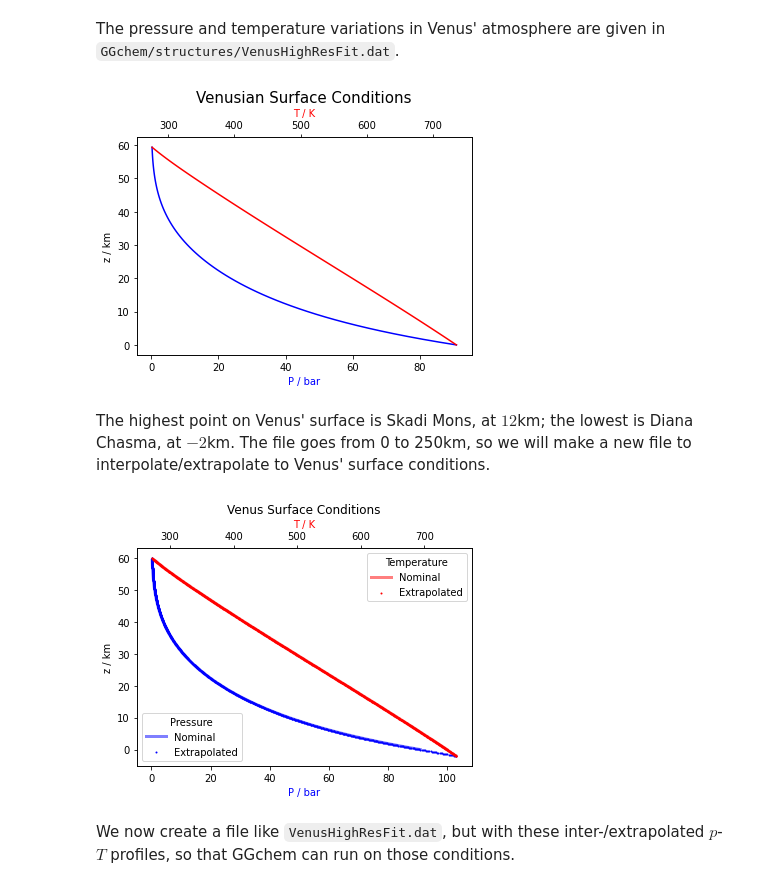
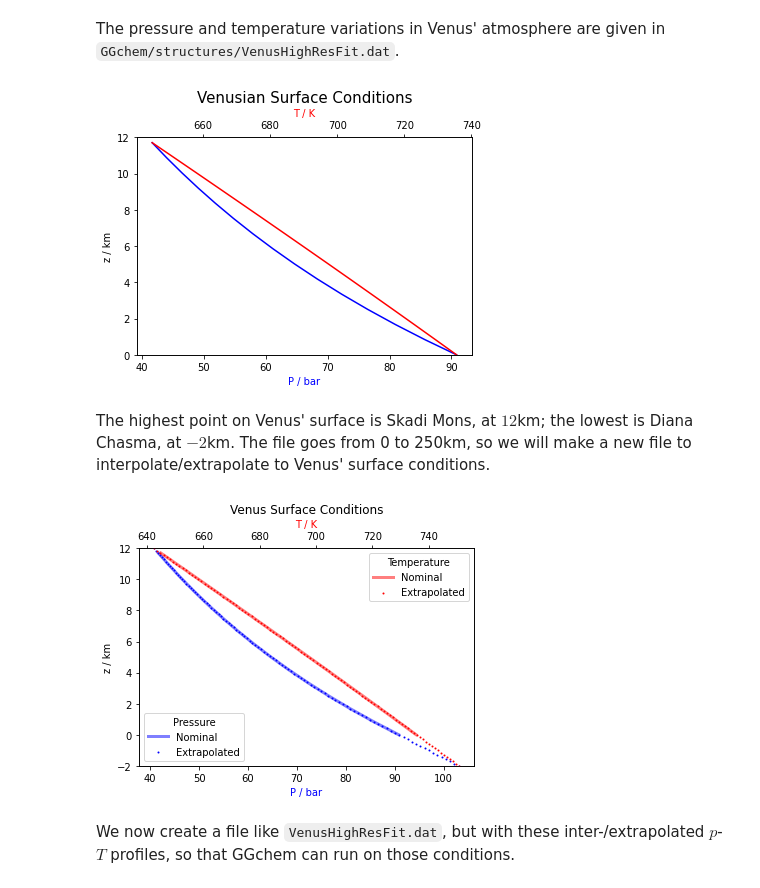
Before and after one commit to xbyrne/sai, a Jupyter notebook: venus/venus_altitude_composition.ipynb, the cells around one changed output. Saved outputs shown, nothing was run; the diff lists cells and outputs as text; code cells hidden in the pictures.

````diff
--- a/venus/venus_altitude_composition.ipynb
+++ b/venus/venus_altitude_composition.ipynb
@@ -11,89 +11,61 @@
 venus_structure = pd.read_csv('../GGchem/structures/VenusHighResFit.dat',
                               delim_whitespace=True,
                              index_col=0)[1:].set_index('z[km]')
-max_alt_km = 60
+max_alt_km = 12
 venus_structure = venus_structure[venus_structure.index < max_alt_km]
 
 fg, ax = plt.subplots()
 ax2 = ax.twiny()
 
+ax.plot(
+    venus_structure['P[bar]'],
+    venus_structure.index,
+    c='b',
+)
 ax2.plot(
     venus_structure['T[K]'],
     venus_structure.index,
     c='r',
 )
 
-ax.plot(
-    venus_structure['P[bar]'],
-    venus_structure.index,
-    c='b',
-)
-
-ax2.set_xlabel('T / K', color='r')
 ax.set_xlabel('P / bar',
               color='b')
-# ax2 = ax.secondary_yaxis(
-#     'right',
-#     functions=(
-#         interp1d(
-#             np.array(venus_structure.index),
-#             np.array(venus_structure['P[bar]']),
-#             fill_value='extrapolate'
-#         ),
-#         interp1d(
-#             np.array(venus_structure['P[bar]']),
-#             np.array(venus_structure.index),
-#             fill_value='extrapolate'
-#         )
-#     )
-# )
+ax2.set_xlabel('T / K', color='r')
 ax.set_ylabel('z / km')
+ax.set_ylim([0,max_alt_km])
 ax.set_title('Venusian Surface Conditions', fontsize=15);
 # %% [output]
-[figure, old version]
+[figure, new version]
 # %% [markdown]
 The highest point on Venus' surface is Skadi Mons, at $12$km; the lowest is Diana Chasma, at $-2$km. The file goes from 0 to 250km, so we will make a new file to interpolate/extrapolate to Venus' surface conditions.
 # %%
-z_km = np.linspace(-2,max_alt_km,1000)
-T_K = interp1d(
-    venus_structure.index,
-    venus_structure['T[K]'],
-    fill_value='extrapolate'
-)(z_km)
-P_bar = interp1d(
-    venus_structure.index,
-    venus_structure['P[bar]'],
-    fill_value='extrapolate'
-)(z_km)
+max_alt_km, npoints = 12, 100
+# max_alt_km, npoints = 60, 1000 # For regions with no surface
+z_km = np.linspace(-2,max_alt_km,npoints)
+T_K = interp1d(venus_structure.index, venus_structure['T[K]'], fill_value='extrapolate'
+              )(z_km)
+P_bar = interp1d(venus_structure.index, venus_structure['P[bar]'], fill_value='extrapolate'
+                )(z_km)
 
 fg, ax = plt.subplots()
 ax2 = ax.twiny()
-
-ax.scatter(
-    P_bar, z_km,
-    c='b', s=1, label='Extrapolated'
-)
-ax.plot(
-    venus_structure['P[bar]'], venus_structure.index,
-    c='b', alpha=.5, lw=3, label='Nominal'
-)
-ax2.scatter(
-    T_K,z_km,
-    c='r', s=1, label='Extrapolated'
-)
-ax2.plot(
-    venus_structure['T[K]'], venus_structure.index,
-    c='r', alpha=.5, lw=3, label='Nominal'
-)
+ax.scatter(P_bar, z_km, c='b', s=1, label='Extrapolated')
+ax.plot(venus_structure['P[bar]'], venus_structure.index,
+        c='b', alpha=.5, lw=3, label='Nominal')
+ax2.scatter(T_K,z_km,
+            c='r', s=1, label='Extrapolated')
+ax2.plot(venus_structure['T[K]'], venus_structure.index,
+         c='r', alpha=.5, lw=3, label='Nominal')
 ax.set_xlabel('P / bar', color='b')
 ax2.set_xlabel('T / K', color='r')
 ax.set_ylabel('z / km');
+ax.set_ylim([-2, max_alt_km])
 ax.set_title('Venus Surface Conditions')
 
 ax.legend(loc='lower left', title='Pressure')
 ax2.legend(loc='upper right', title='Temperature');
 # %% [output]
-[figure, old version]
+[figure, new version]
 # %% [markdown]
 We now create a file like ```VenusHighResFit.dat```, but with these inter-/extrapolated $p$-$T$ profiles, so that GGchem can run on those conditions.
 # %%
````
Also changed, not shown: parts of 5 cells of this notebook, 1 other file.
